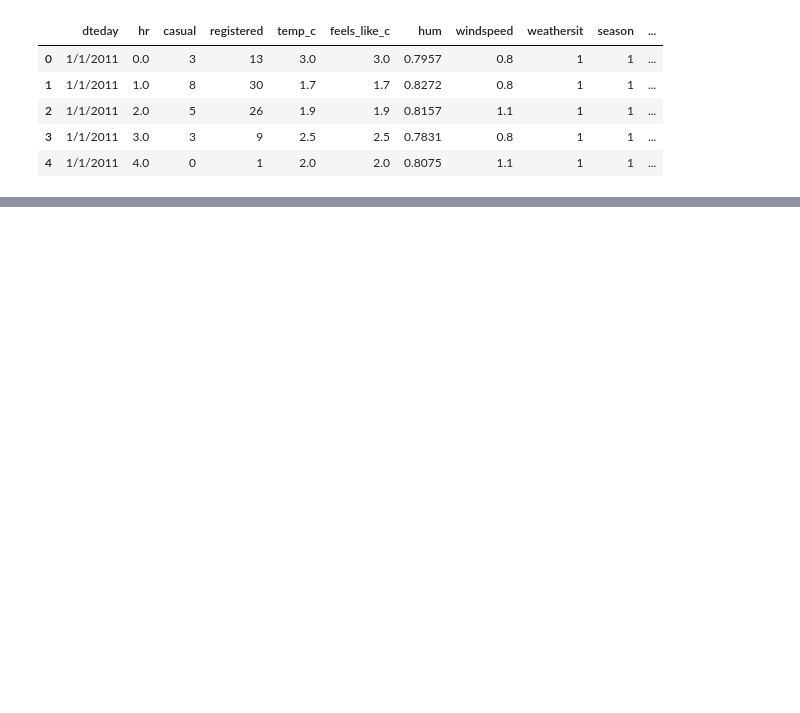
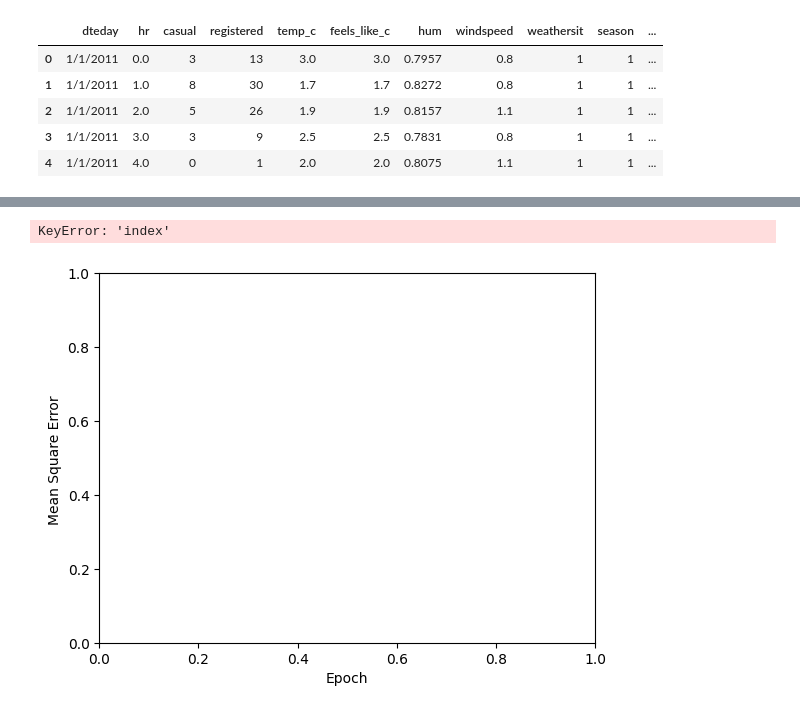
Before and after one commit to levi-wj/bike_case_study, a Jupyter notebook: notebooks/starter_bikes_Josh.ipynb, the cells around one changed output, grey strips where cells are left out. Saved outputs shown, nothing was run; the diff lists cells and outputs as text; code cells hidden in the pictures; blank space fills up the shorter version.

```diff
--- a/notebooks/starter_bikes_Josh.ipynb
+++ b/notebooks/starter_bikes_Josh.ipynb
@@ -51,0 +120,19 @@ from sklearn.metrics import mean_squared_error, r2_score
+# %%
+from sklearn.preprocessing import MinMaxScaler
+
+# fit scaler on training data
+norm = MinMaxScaler().fit(X_train)
+
+# transform training data
+X_train = norm.transform(X_train)
+
+# transform testing dataabs
+X_test = norm.transform(X_test)
+# %%
+model = Sequential()
+model.add(Dense(256, input_dim=len(X_train[0]), activation='relu'))
+model.add(Dropout(.5))
+model.add(Dense(256, activation='relu'))
+model.add(Dense(256, activation='relu'))
+
+model.add(Dense(1, activation='relu'))
@@ -51,0 +159,11 @@ from sklearn.metrics import mean_squared_error, r2_score
+# %%
+opt = keras.optimizers.Adam()
+model.compile(loss="mean_squared_error", optimizer=opt, metrics=['mse'])
+# %%
+early_stop = keras.callbacks.EarlyStopping(monitor='val_mse', patience=30)
+
+history = model.fit(X_train, y_train, epochs=2000, validation_split=.35, batch_size=20, callbacks=[early_stop],shuffle=False)
+# history = model.fit(train_features, train_labels, epochs=2000, verbose=0, validation_split = .2, batch_size=tester2,
+#                     callbacks=[early_stop, PrintDot()])
+
+hist = pd.DataFrame(history.history)
@@ -51,0 +208,14 @@ from sklearn.metrics import mean_squared_error, r2_score
+# %%
+def plot_history():
+    plt.figure()
+    plt.xlabel('Epoch')
+    plt.ylabel('Mean Square Error ')
+    plt.plot(hist['index'], hist['mse'], label='Train Error')
+    plt.plot(hist['index'], hist['val_mse'], label = 'Val Error')
+    plt.legend()
+    # plt.ylim([0,50])
+
+plot_history()
+# %% [output]
+KeyError: 'index'
+[figure, added]
```
Also changed, not shown: parts of 12 cells of this notebook.
